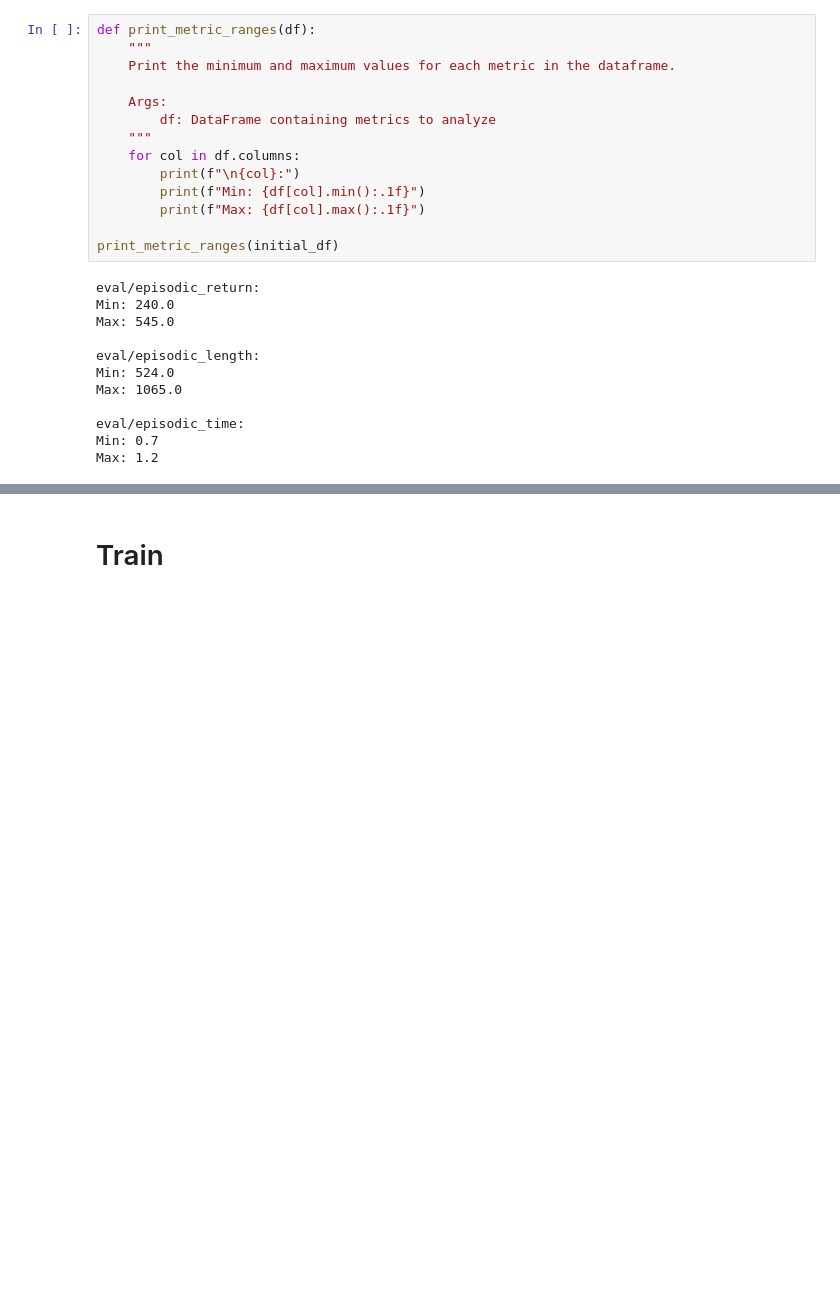
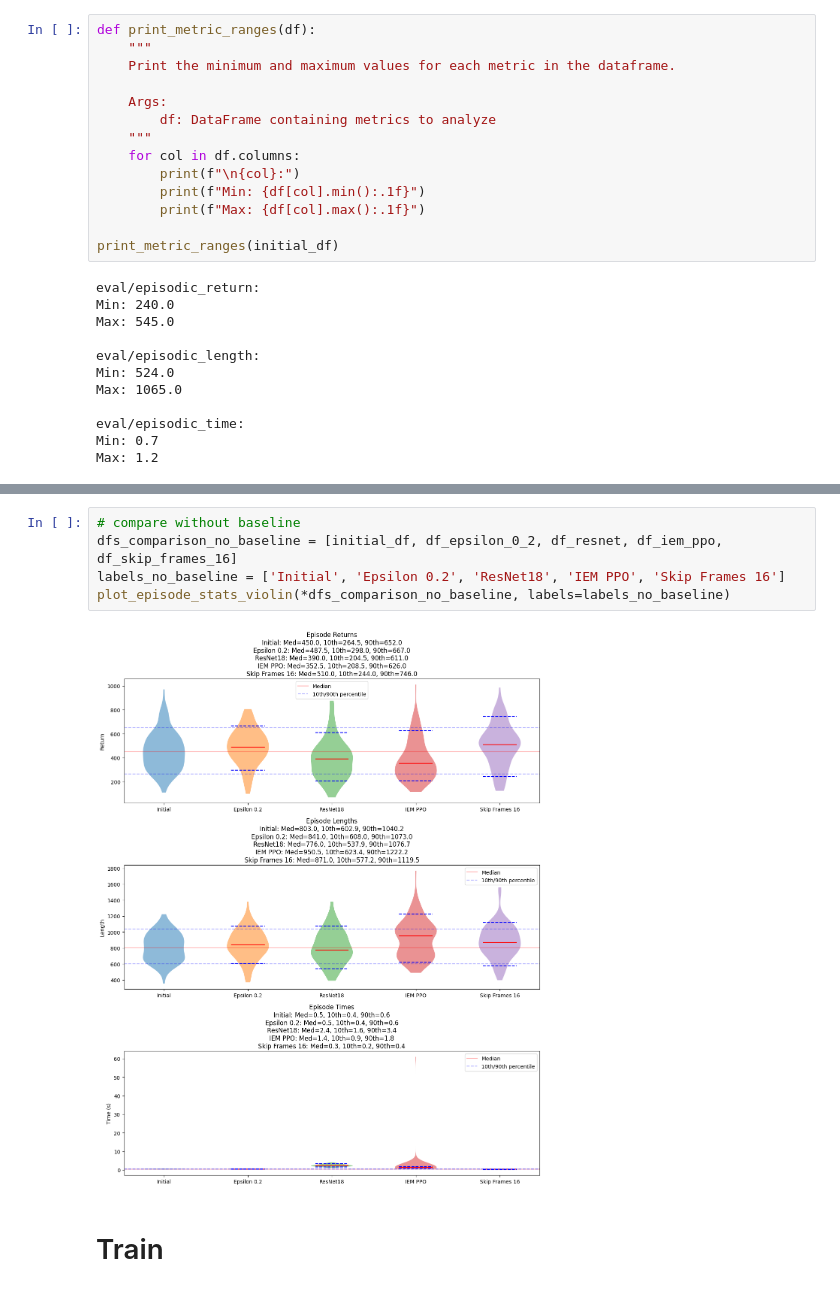
Before and after one commit to florinbarbisch/rle-assginment, a Jupyter notebook: eval.ipynb, the cells around one changed output, grey strips where cells are left out. Drawn from its saved outputs; the diff is of its cells as text; blank space fills up the shorter version.

```diff
--- a/eval.ipynb
+++ b/eval.ipynb
@@ -276,3 +282,10 @@ Max: 1.2
+# %%
+# compare without baseline
+dfs_comparison_no_baseline = [initial_df, df_epsilon_0_2, df_resnet, df_iem_ppo, df_skip_frames_16]
+labels_no_baseline = ['Initial', 'Epsilon 0.2', 'ResNet18', 'IEM PPO', 'Skip Frames 16']
+plot_episode_stats_violin(*dfs_comparison_no_baseline, labels=labels_no_baseline)
+# %% [output]
+[figure, added]
 # %% [markdown]
 # Train
 # %%
```
Also changed, not shown: parts of 4 cells of this notebook, 1 other file.
